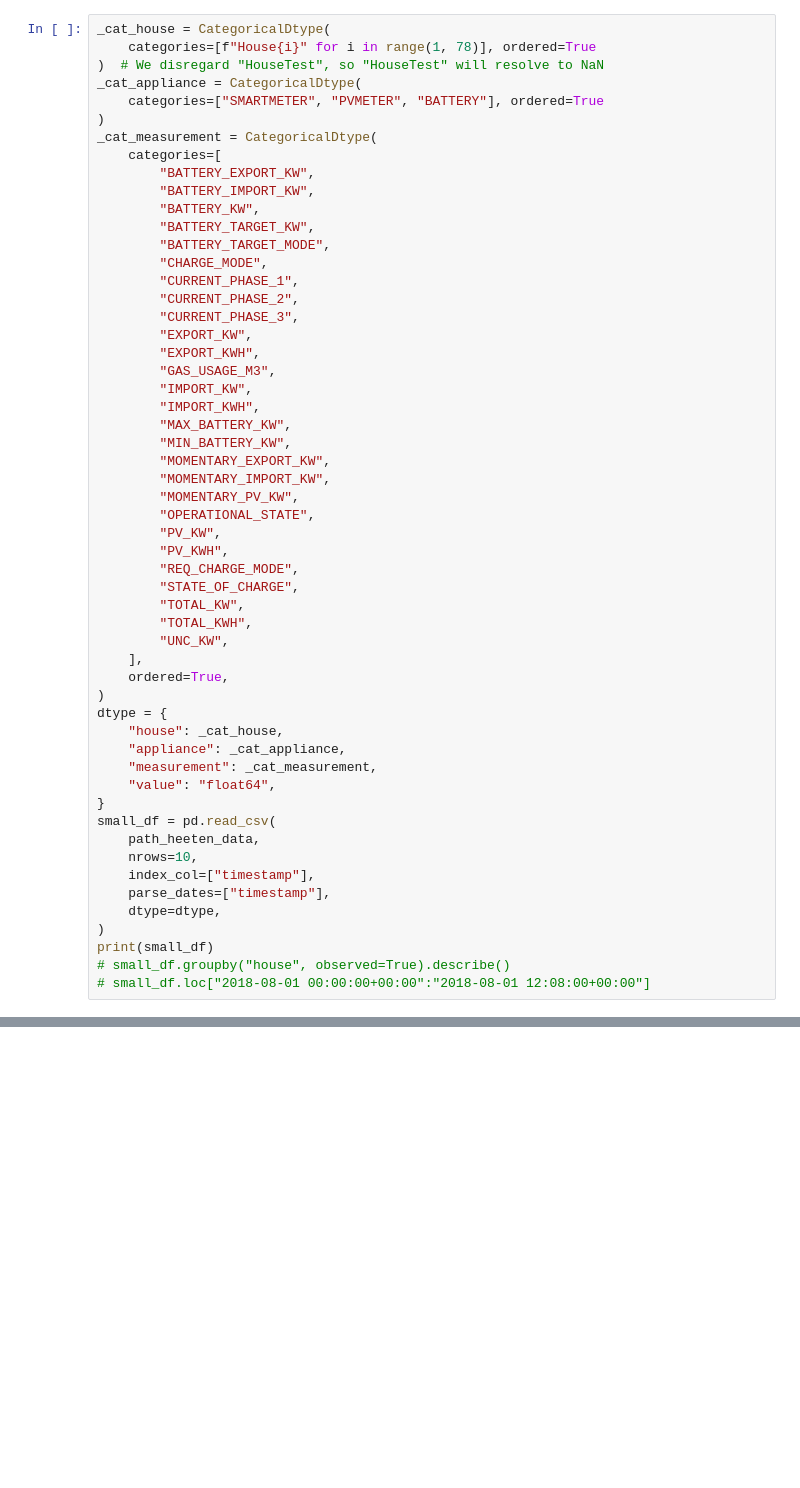
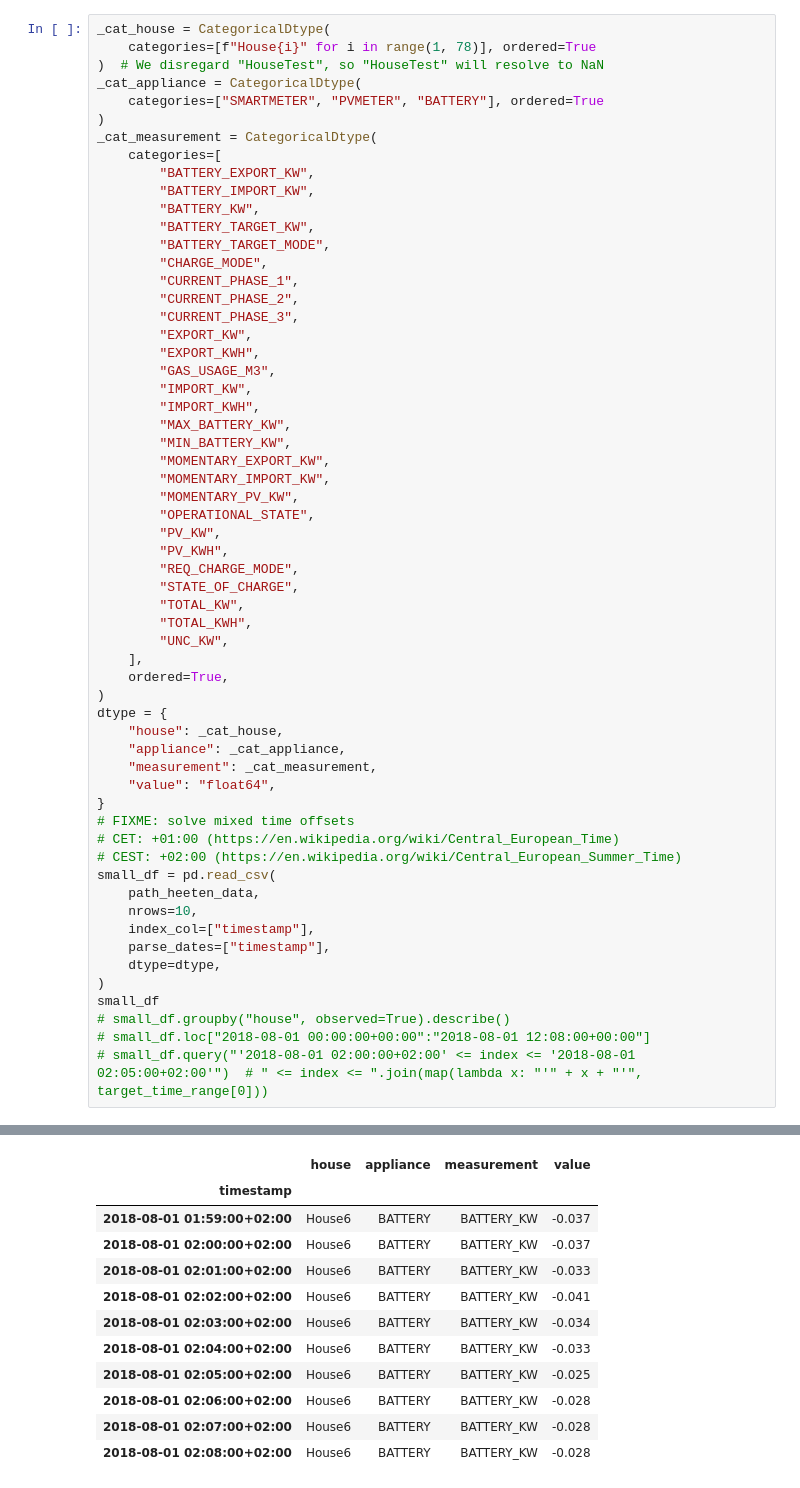
Before and after one commit to yezhengkai/manipulate-large-datasets, a Jupyter notebook: notebooks/large_csv.ipynb, the cells around one changed output, grey strips where cells are left out. Drawn from its saved outputs; the diff is of its cells as text; blank space fills up the shorter version.

Commit message:
Try to fix mixed time offset issue

```diff
--- a/notebooks/large_csv.ipynb
+++ b/notebooks/large_csv.ipynb
@@ -67,6 +69,9 @@ dtype = {
     "measurement": _cat_measurement,
     "value": "float64",
 }
+# FIXME: solve mixed time offsets
+# CET: +01:00 (https://en.wikipedia.org/wiki/Central_European_Time)
+# CEST: +02:00 (https://en.wikipedia.org/wiki/Central_European_Summer_Time)
 small_df = pd.read_csv(
     path_heeten_data,
     nrows=10,
@@ -74,7 +79,8 @@ small_df = pd.read_csv(
     parse_dates=["timestamp"],
     dtype=dtype,
 )
-print(small_df)
+small_df
 # small_df.groupby("house", observed=True).describe()
 # small_df.loc["2018-08-01 00:00:00+00:00":"2018-08-01 12:08:00+00:00"]
+# small_df.query("'2018-08-01 02:00:00+02:00' <= index <= '2018-08-01 02:05:00+02:00'")  # " <= index <= ".join(map(lambda x: "'" + x + "'", target_time_range[0]))
 # %% [output]
@@ -92,0 +87,12 @@ timestamp
+|  | house | appliance | measurement | value |
+| timestamp |  |  |  |  |
+| 2018-08-01 01:59:00+02:00 | House6 | BATTERY | BATTERY_KW | -0.037 |
+| 2018-08-01 02:00:00+02:00 | House6 | BATTERY | BATTERY_KW | -0.037 |
+| 2018-08-01 02:01:00+02:00 | House6 | BATTERY | BATTERY_KW | -0.033 |
+| 2018-08-01 02:02:00+02:00 | House6 | BATTERY | BATTERY_KW | -0.041 |
+| 2018-08-01 02:03:00+02:00 | House6 | BATTERY | BATTERY_KW | -0.034 |
+| 2018-08-01 02:04:00+02:00 | House6 | BATTERY | BATTERY_KW | -0.033 |
+| 2018-08-01 02:05:00+02:00 | House6 | BATTERY | BATTERY_KW | -0.025 |
+| 2018-08-01 02:06:00+02:00 | House6 | BATTERY | BATTERY_KW | -0.028 |
+| 2018-08-01 02:07:00+02:00 | House6 | BATTERY | BATTERY_KW | -0.028 |
+| 2018-08-01 02:08:00+02:00 | House6 | BATTERY | BATTERY_KW | -0.028 |
```
Also changed, not shown: parts of 19 cells of this notebook.
